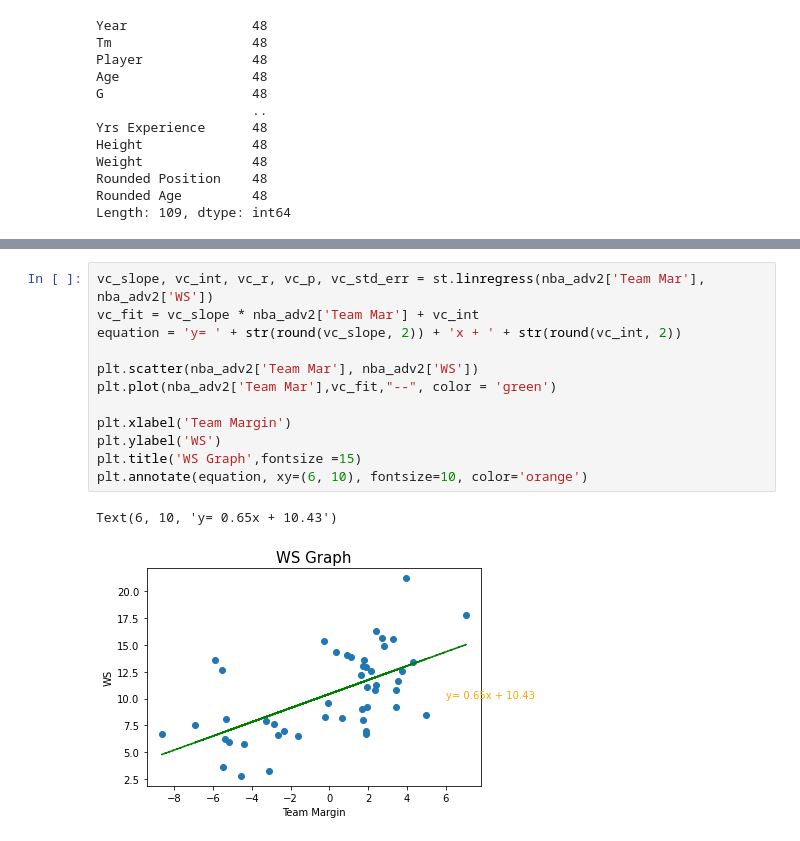
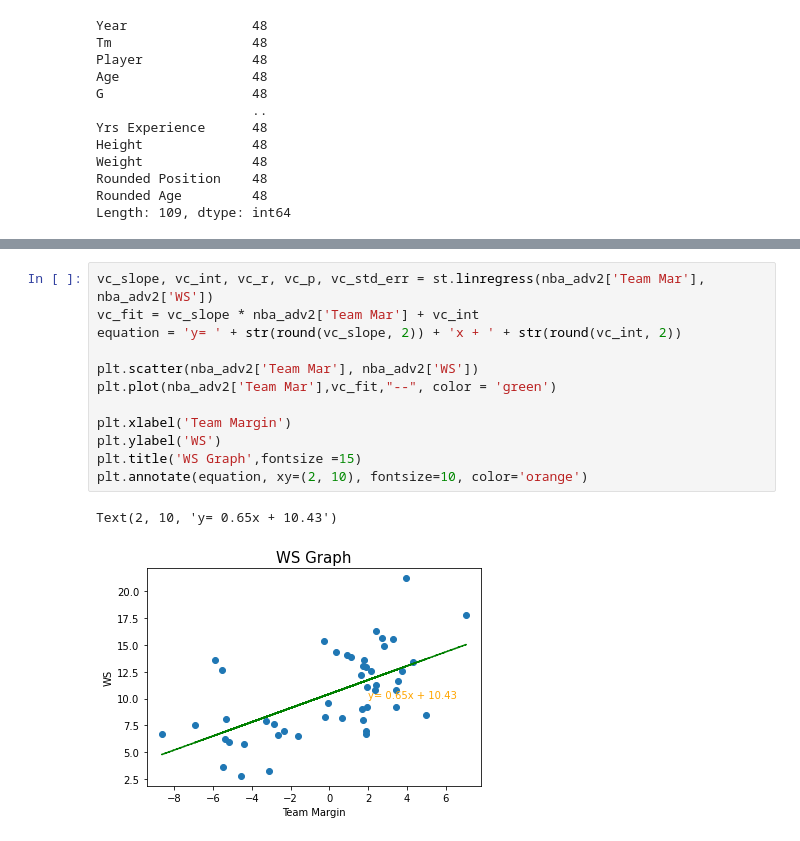
Before and after one commit to lovenalee/Ballers-Project1-Do-You-Really-Know-The-NBA-, a Jupyter notebook: nba_advance_player.ipynb, the cells around one changed output, grey strips where cells are left out. Drawn from its saved outputs; the diff is of its cells as text.

```diff
--- a/nba_advance_player.ipynb
+++ b/nba_advance_player.ipynb
@@ -77,15 +77,15 @@ Text(6, 10, 'y= 0.34x + 4.53')
 # %%
 vc_slope, vc_int, vc_r, vc_p, vc_std_err = st.linregress(nba_adv2['Team Mar'], nba_adv2['WS'])
 vc_fit = vc_slope * nba_adv2['Team Mar'] + vc_int
 equation = 'y= ' + str(round(vc_slope, 2)) + 'x + ' + str(round(vc_int, 2))
 
 plt.scatter(nba_adv2['Team Mar'], nba_adv2['WS'])
 plt.plot(nba_adv2['Team Mar'],vc_fit,"--", color = 'green')
 
 plt.xlabel('Team Margin')
 plt.ylabel('WS')
 plt.title('WS Graph',fontsize =15)
-plt.annotate(equation, xy=(6, 10), fontsize=10, color='orange')
+plt.annotate(equation, xy=(2, 10), fontsize=10, color='orange')
 # %% [output]
-Text(6, 10, 'y= 0.65x + 10.43')
+Text(2, 10, 'y= 0.65x + 10.43')
-[figure, old version]
+[figure, new version]
```
Also changed, not shown: parts of 4 cells of this notebook, 2 other files.
